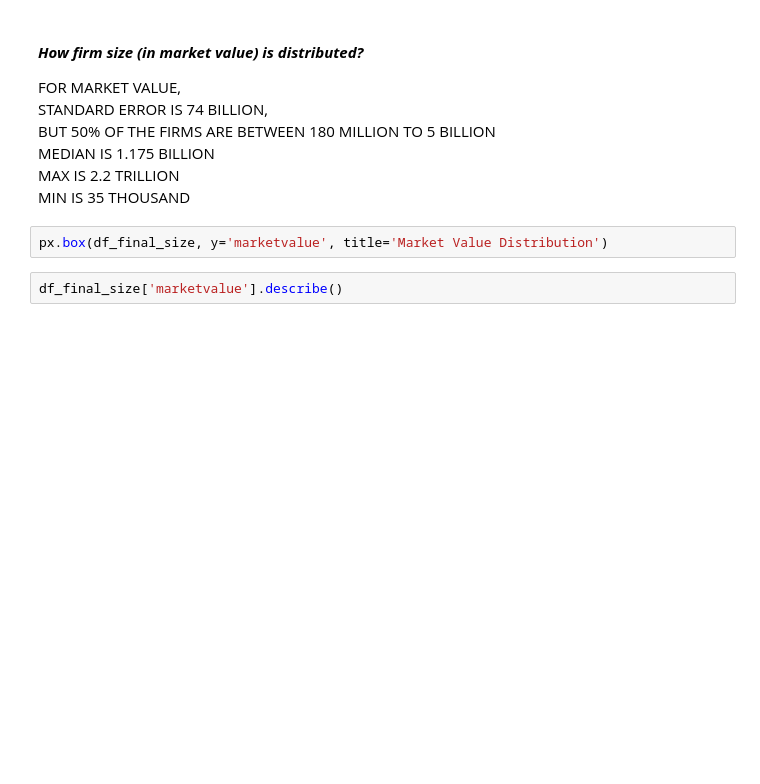
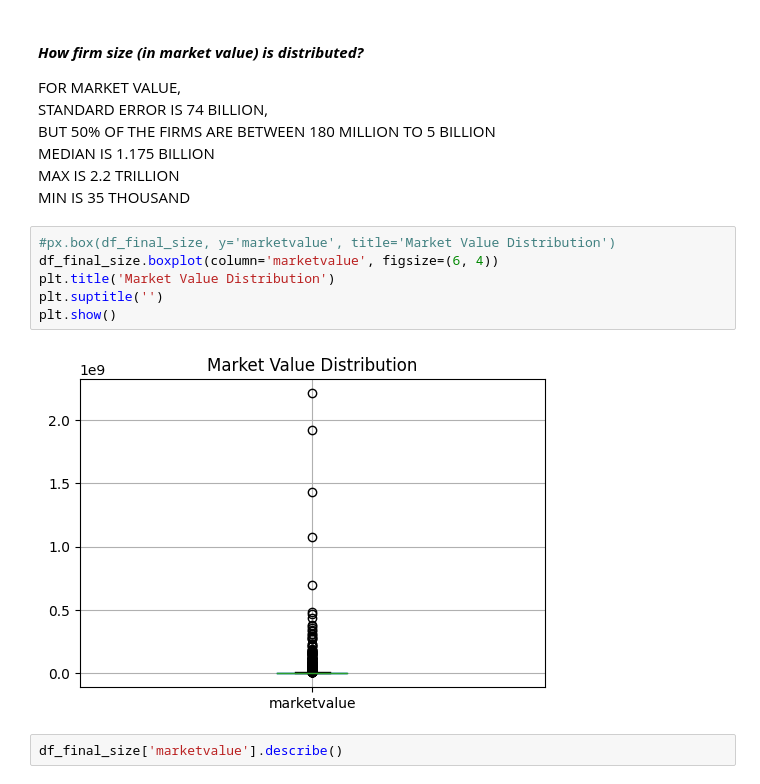
Before and after one commit to A01706648/TC3006_ClassWork, a Jupyter notebook: m1/M1_Delivery.ipynb, the cells around one changed output. Saved outputs shown, nothing was run; the diff lists cells and outputs as text; blank space fills up the shorter version.

```diff
--- a/m1/M1_Delivery.ipynb
+++ b/m1/M1_Delivery.ipynb
@@ -301,7 +313,13 @@ MEDIAN IS 1.175 BILLION
 MAX IS 2.2 TRILLION
 MIN IS 35 THOUSAND
 # %%
-px.box(df_final_size, y='marketvalue', title='Market Value Distribution')
+#px.box(df_final_size, y='marketvalue', title='Market Value Distribution')
+df_final_size.boxplot(column='marketvalue', figsize=(6, 4))
+plt.title('Market Value Distribution')
+plt.suptitle('')
+plt.show()
+# %% [output]
+[figure, added]
 # %%
 df_final_size['marketvalue'].describe()
 # %% [output]
```
Also changed, not shown: parts of 3 cells of this notebook.
